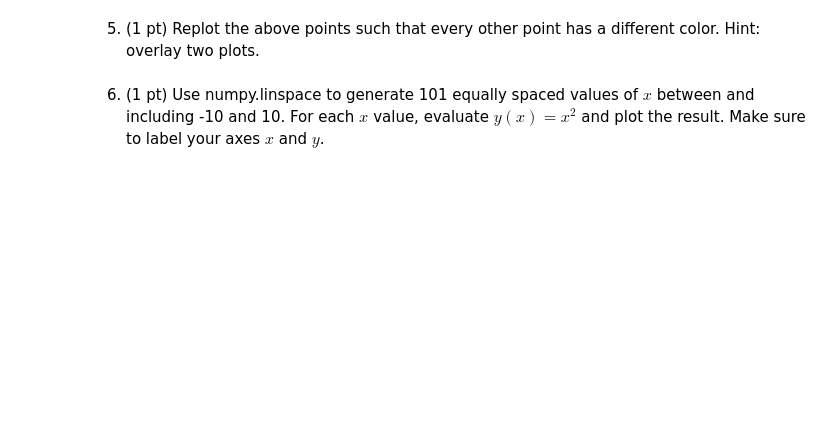
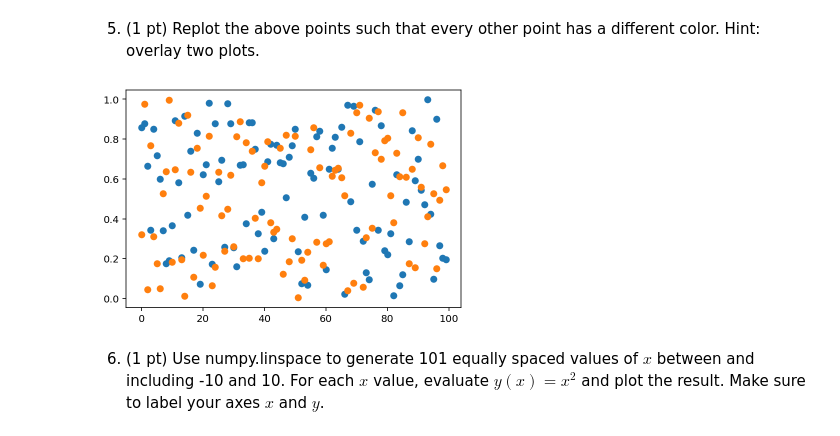
Before and after one commit to kaylaw9826/NEU337-Spring2020, a Jupyter notebook: homework/homework-Jan-23-numpy.ipynb, the cells around one changed output. Cells and saved outputs as stored; diff of their text form; code cells hidden in the pictures; blank space fills up the shorter version.

```diff
--- a/homework/homework-Jan-23-numpy.ipynb
+++ b/homework/homework-Jan-23-numpy.ipynb
@@ -43,4 +51,9 @@ plt.title("Question 3");
 # %% [markdown]
 5. (1 pt) Replot the above points such that every other point has a different color. Hint: overlay two plots.
+# %%
+y1= plt.plot(cd[:,0], 'o')
+y2= plt.plot(cd[:,1], 'o')
+# %% [output]
+[figure, added]
 # %% [markdown]
 6. (1 pt) Use numpy.linspace to generate 101 equally spaced values of $x$ between and including -10 and 10. For each $x$ value, evaluate $y(x) = x^2$ and plot the result. Make sure to label your axes $x$ and $y$.
```
Also changed, not shown: parts of 9 cells of this notebook.
